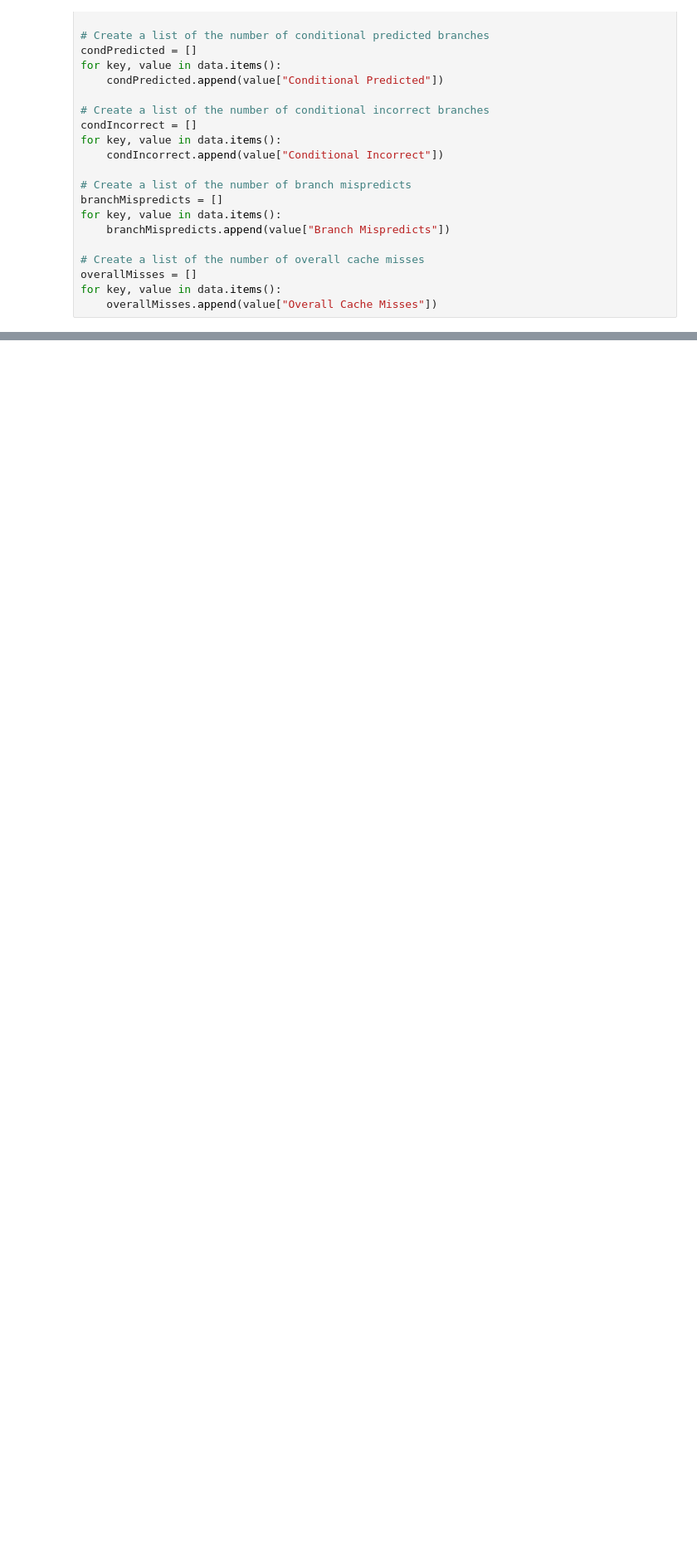
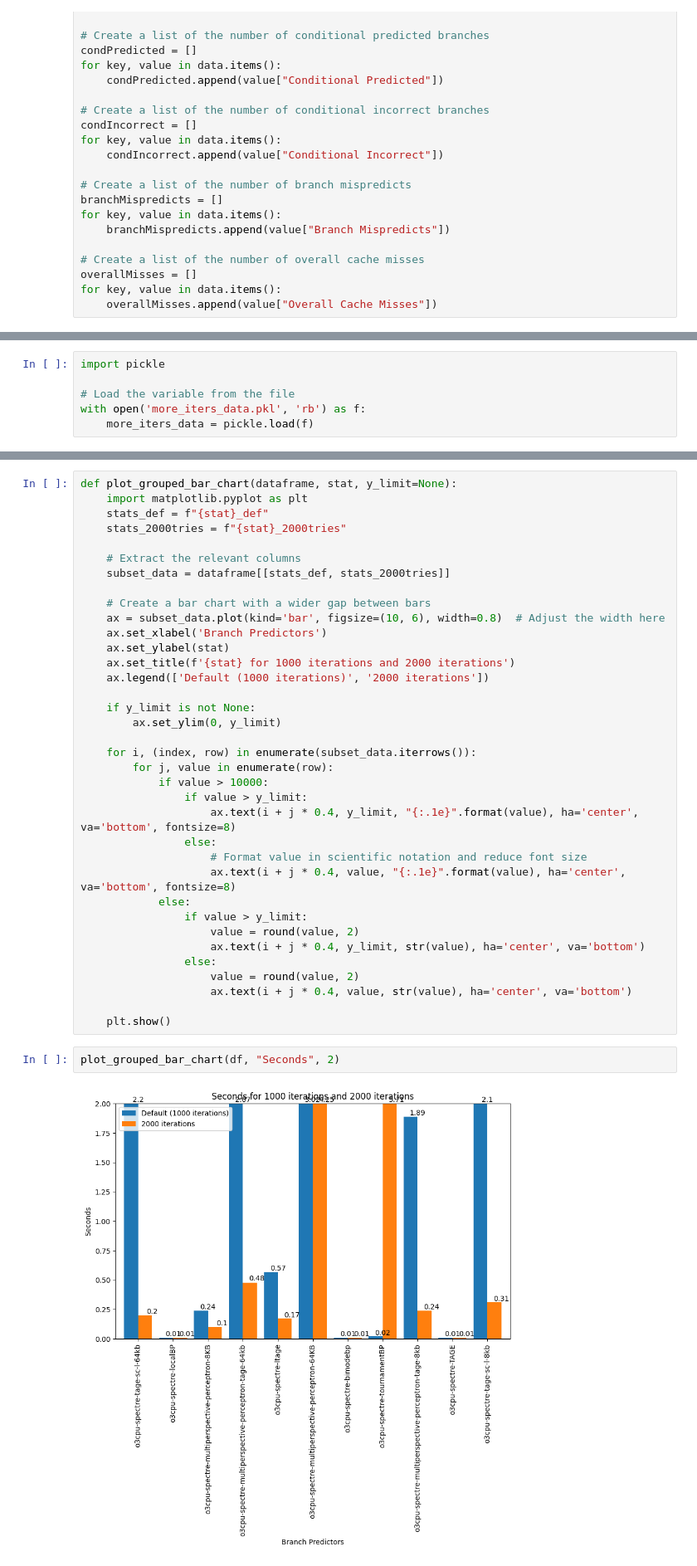
Before and after one commit to kunpai/spectre-gem5-v23.0, a Jupyter notebook: plots.ipynb, the cells around one changed output, grey strips where cells are left out. Shown: that part at 83% size. Drawn from its saved outputs; the diff is of its cells as text; blank space fills up the shorter version.

Commit message:
Trying two bars in one plot

```diff
--- a/plots.ipynb
+++ b/plots.ipynb
@@ -157,0 +158,6 @@ plot(branchpredictors, overallMisses, "Overall Cache Misses")
+# %%
+import pickle
+
+# Load the variable from the file
+with open('more_iters_data.pkl', 'rb') as f:
+    more_iters_data = pickle.load(f)
@@ -157,0 +181,40 @@ plot(branchpredictors, overallMisses, "Overall Cache Misses")
+# %%
+def plot_grouped_bar_chart(dataframe, stat, y_limit=None):
+    import matplotlib.pyplot as plt
+    stats_def = f"{stat}_def"
+    stats_2000tries = f"{stat}_2000tries"
+
+    # Extract the relevant columns
+    subset_data = dataframe[[stats_def, stats_2000tries]]
+
+    # Create a bar chart with a wider gap between bars
+    ax = subset_data.plot(kind='bar', figsize=(10, 6), width=0.8)  # Adjust the width here
+    ax.set_xlabel('Branch Predictors')
+    ax.set_ylabel(stat)
+    ax.set_title(f'{stat} for 1000 iterations and 2000 iterations')
+    ax.legend(['Default (1000 iterations)', '2000 iterations'])
+
+    if y_limit is not None:
+        ax.set_ylim(0, y_limit)
+
+    for i, (index, row) in enumerate(subset_data.iterrows()):
+        for j, value in enumerate(row):
+            if value > 10000:
+                if value > y_limit:
+                    ax.text(i + j * 0.4, y_limit, "{:.1e}".format(value), ha='center', va='bottom', fontsize=8)
+                else:
+                    # Format value in scientific notation and reduce font size
+                    ax.text(i + j * 0.4, value, "{:.1e}".format(value), ha='center', va='bottom', fontsize=8)
+            else:
+                if value > y_limit:
+                    value = round(value, 2)
+                    ax.text(i + j * 0.4, y_limit, str(value), ha='center', va='bottom')
+                else:
+                    value = round(value, 2)
+                    ax.text(i + j * 0.4, value, str(value), ha='center', va='bottom')
+
+    plt.show()
+# %%
+plot_grouped_bar_chart(df, "Seconds", 2)
+# %% [output]
+[figure, added]
```
Also changed, not shown: parts of 8 cells of this notebook, 8 other files.
